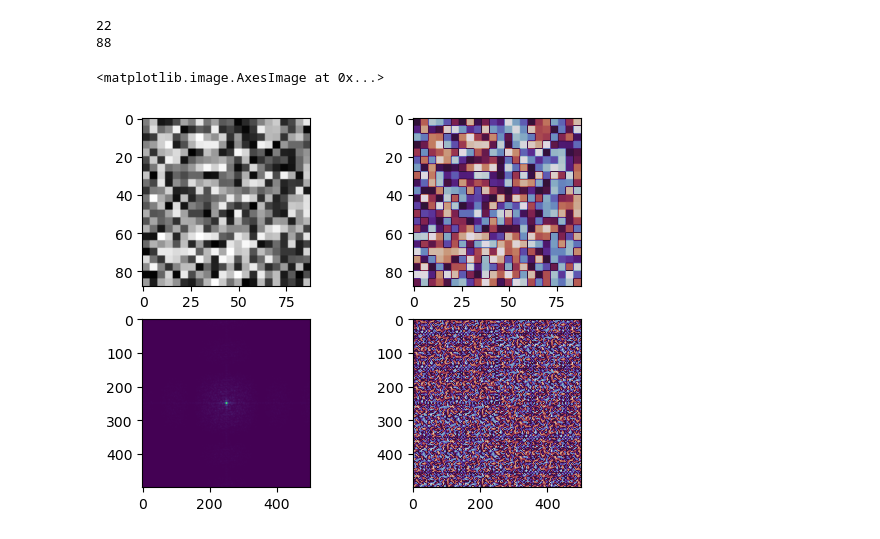
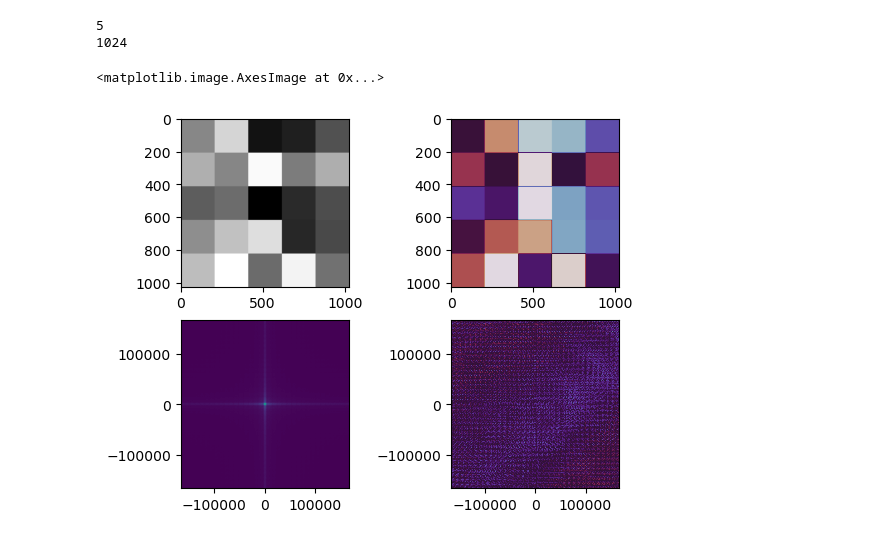
Before and after one commit to whywww/ASASM, a Jupyter notebook: test.ipynb, the cells around one changed output. Saved outputs shown, nothing was run; the diff lists cells and outputs as text; code cells hidden in the pictures.

```diff
--- a/test.ipynb
+++ b/test.ipynb
@@ -7,7 +7,9 @@ import math
 # %%
 torch.manual_seed(0)
 D = 35e-3 / 16
-dx_diffuser = 1e-4
+# dx_diffuser = 1e-4
+dx_diffuser = 5e-4
+
 N_diffuser = int(D / dx_diffuser) + 1
 print(N_diffuser)
 D = (N_diffuser - 1) * dx_diffuser
@@ -17,27 +19,29 @@ N_sample = 1024
 print(N_sample)
 dx_sample = D / N_sample
 # %% [output]
-22
-88
+5
+1024
 # %%
 x = torch.linspace(-D/2, D/2, N_sample)
 xx, yy = torch.meshgrid(x, x, indexing='xy')
-dx_freq = 2e-5
-fx = torch.linspace(-1/(2*dx_freq), 1/(2*dx_freq), 500)
+dx_freq = 3e-6
+fx1 = -1/(2*dx_freq)
+fx2 = 1/(2*dx_freq)
+fx = torch.linspace(fx1, fx2, 500)
 
 amp = torch.rand(N_diffuser, N_diffuser)
 amp_sample = torch.nn.functional.interpolate(amp[None,None,...], (N_sample,N_sample), mode='nearest')[0,0]
 plate = amp_sample * torch.exp(1j * amp_sample)
 plt.subplot(2,2,1)
 plt.imshow(abs(plate), cmap='gray')
 plt.subplot(2,2,2)
 plt.imshow(torch.angle(plate), cmap='twilight')
 
 f_plate = mdft(plate, x, x, fx, fx)
 plt.subplot(2,2,3)
-plt.imshow(abs(f_plate))
+plt.imshow(abs(f_plate)**0.5, extent=[fx1,fx2,fx1,fx2])
 plt.subplot(2,2,4)
-plt.imshow(torch.angle(f_plate), cmap='twilight')
+plt.imshow(torch.angle(f_plate), extent=[fx1,fx2,fx1,fx2], cmap='twilight')
 # %% [output]
 <matplotlib.image.AxesImage at 0x...>
-[figure, old version]
+[figure, new version]
```
